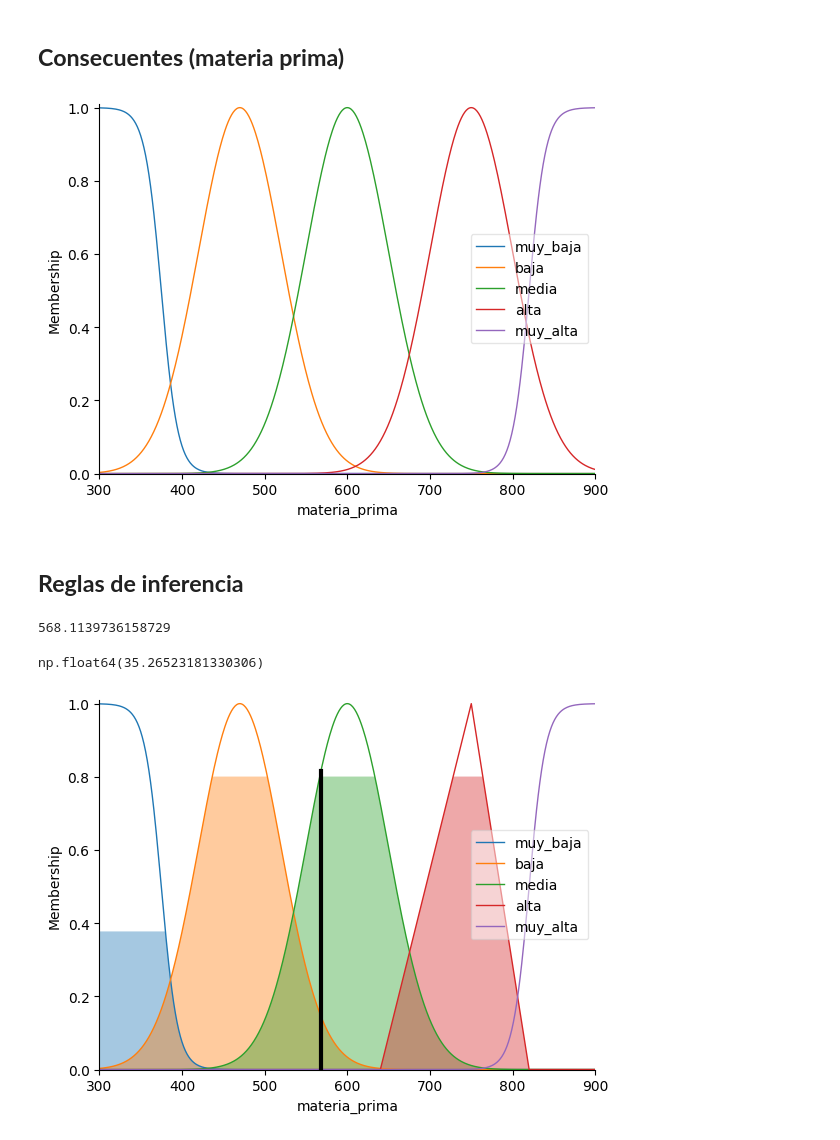
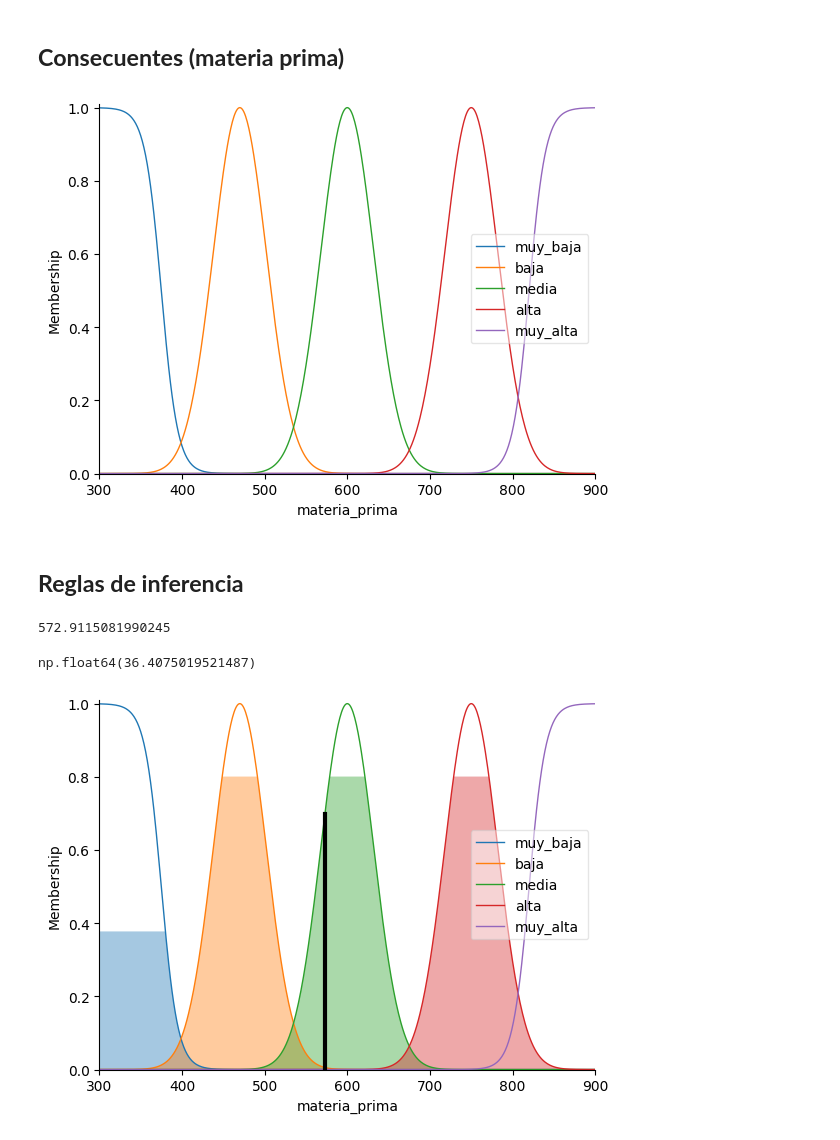
Before and after one commit to Camilov1814/LogicaDifusa, a Jupyter notebook: mamdani.ipynb, the cells around one changed output. Cells and saved outputs as stored; diff of their text form; code cells hidden in the pictures.

Commit message:
Ahora la materia prima alcanza 572

```diff
--- a/mamdani.ipynb
+++ b/mamdani.ipynb
@@ -43,15 +43,15 @@ plt.show()
 ## **Consecuentes (materia prima)**
 # %%
 materia_prima['muy_baja'] = fuzz.sigmf(materia_prima.universe, 375, -0.1)
-materia_prima['baja'] = fuzz.gaussmf(materia_prima.universe, 470, 50)
-materia_prima['media'] = fuzz.gaussmf(materia_prima.universe, 600, 50)
-materia_prima['alta'] = fuzz.gaussmf(materia_prima.universe, 750, 50)
+materia_prima['baja'] = fuzz.gaussmf(materia_prima.universe, 470, 32)
+materia_prima['media'] = fuzz.gaussmf(materia_prima.universe, 600, 32)
+materia_prima['alta'] = fuzz.gaussmf(materia_prima.universe, 750, 32)
 materia_prima['muy_alta'] = fuzz.sigmf(materia_prima.universe, 820, 0.1)
 
 materia_prima.view()
 plt.show()
 # %% [output]
-[figure, old version]
+[figure, new version]
 # %% [markdown]
 ## **Reglas de inferencia**
 # %%
@@ -103,6 +103,6 @@ y_true = 420
 y_pred = materia.output['materia_prima']
 mape(y_true, y_pred)
 # %% [output]
-568.1139736158729
+572.9115081990245
-np.float64(35.26523181330306)
+np.float64(36.4075019521487)
-[figure, old version]
+[figure, new version]
```
